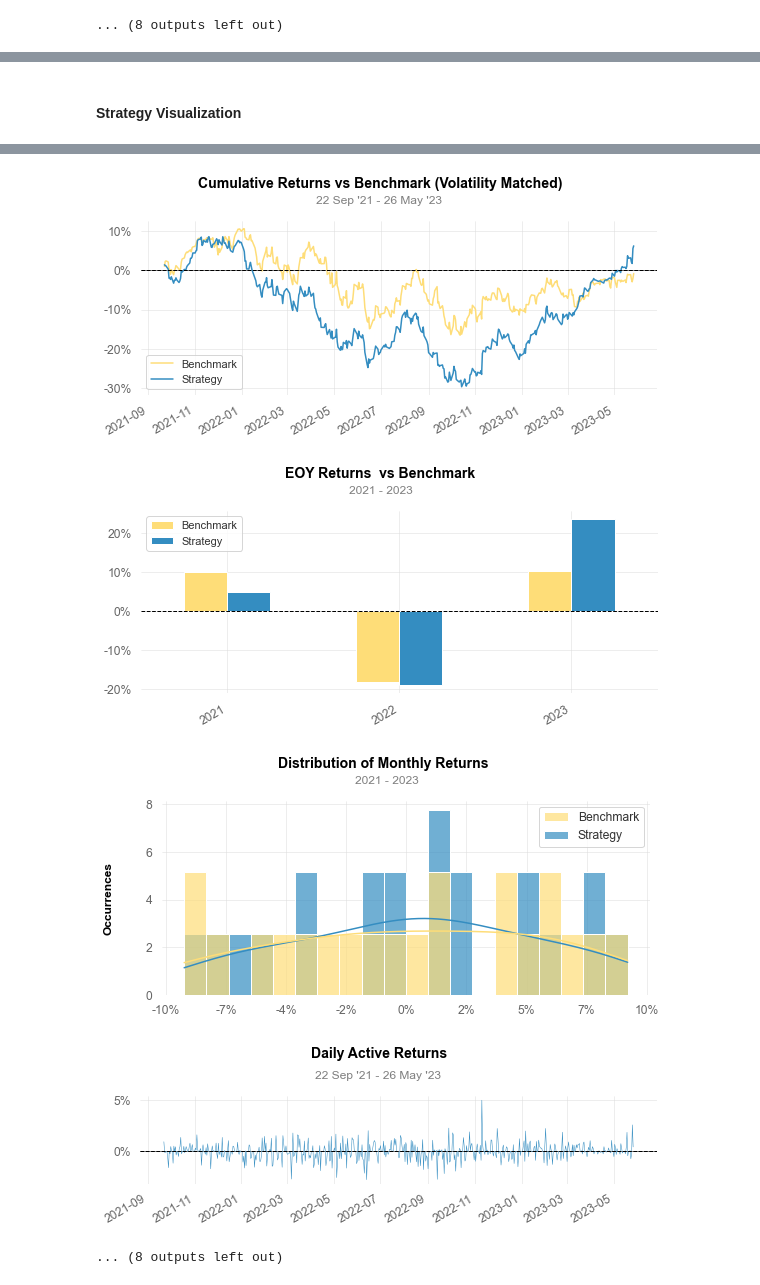
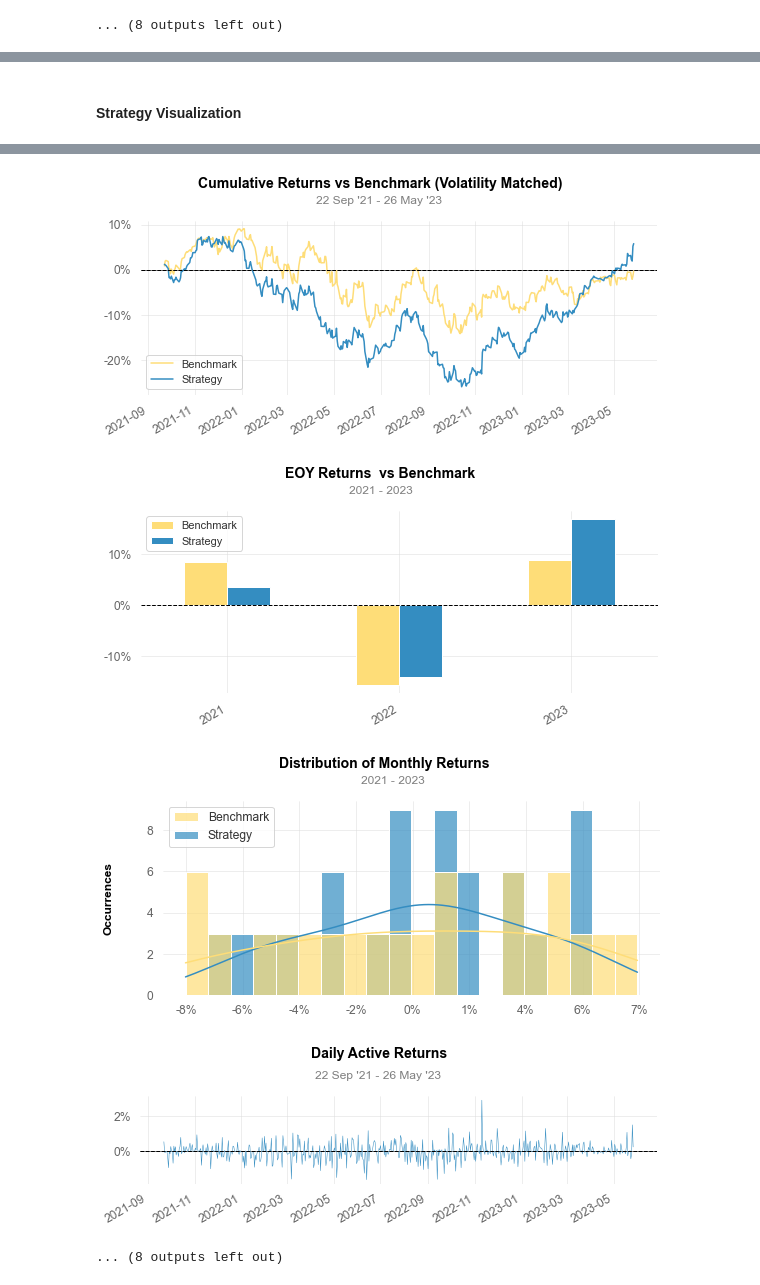
Before and after one commit to answering007/bfportf, a Jupyter notebook: examples/BfPortf 02 Custom target function.ipynb, the cells around one changed output, grey strips where cells are left out. Drawn from its saved outputs; the diff is of its cells as text; code cells hidden in the pictures.

Commit message:
set train_weights to out-of-sample results

```diff
--- a/examples/BfPortf 02 Custom target function.ipynb
+++ b/examples/BfPortf 02 Custom target function.ipynb
@@ -144,12 +144,12 @@ Strategy Visualization
 portfolio_series = get_portfolio_return(
     returns=df_test_scaled,
     portfolio_symbols=selected_portfolio_symbols,
-    return_weights=test_weights
+    return_weights=train_weights
 )
 benchmark_series = get_portfolio_return(
     returns=df_test_scaled,
     portfolio_symbols=['SPY'],
-    return_weights=test_weights
+    return_weights=train_weights
 )
 
 qs.reports.full(portfolio_series, benchmark=benchmark_series, title='Portfolio Performance', show=True)
@@ -185,5 +185,5 @@ Strategy Visualization
-[figure, old version]
+[figure, new version]
-[figure, old version]
+[figure, new version]
-[figure, old version]
+[figure, new version]
-[figure, old version]
+[figure, new version]
 ... (8 outputs left out)
```
Also changed, not shown: parts of 1 cell of this notebook, 1 other file.
